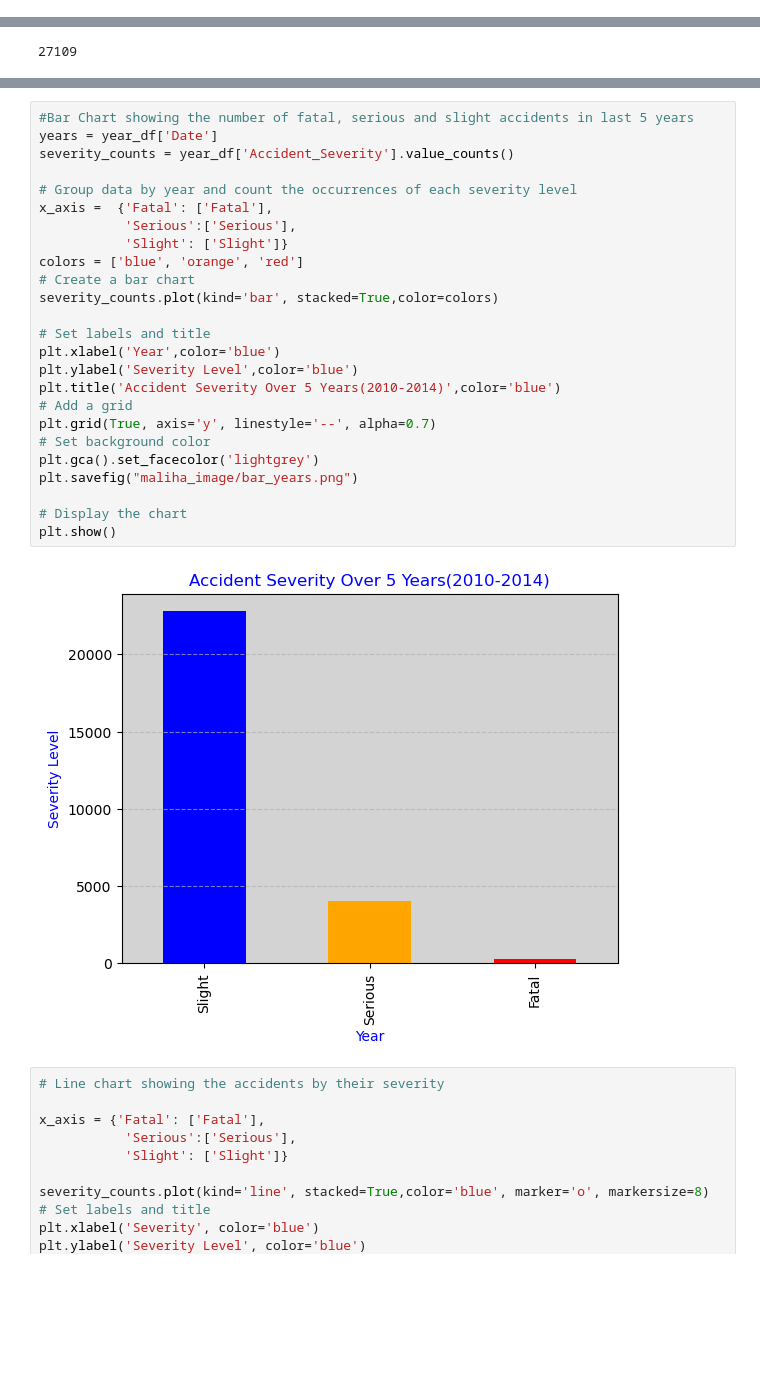
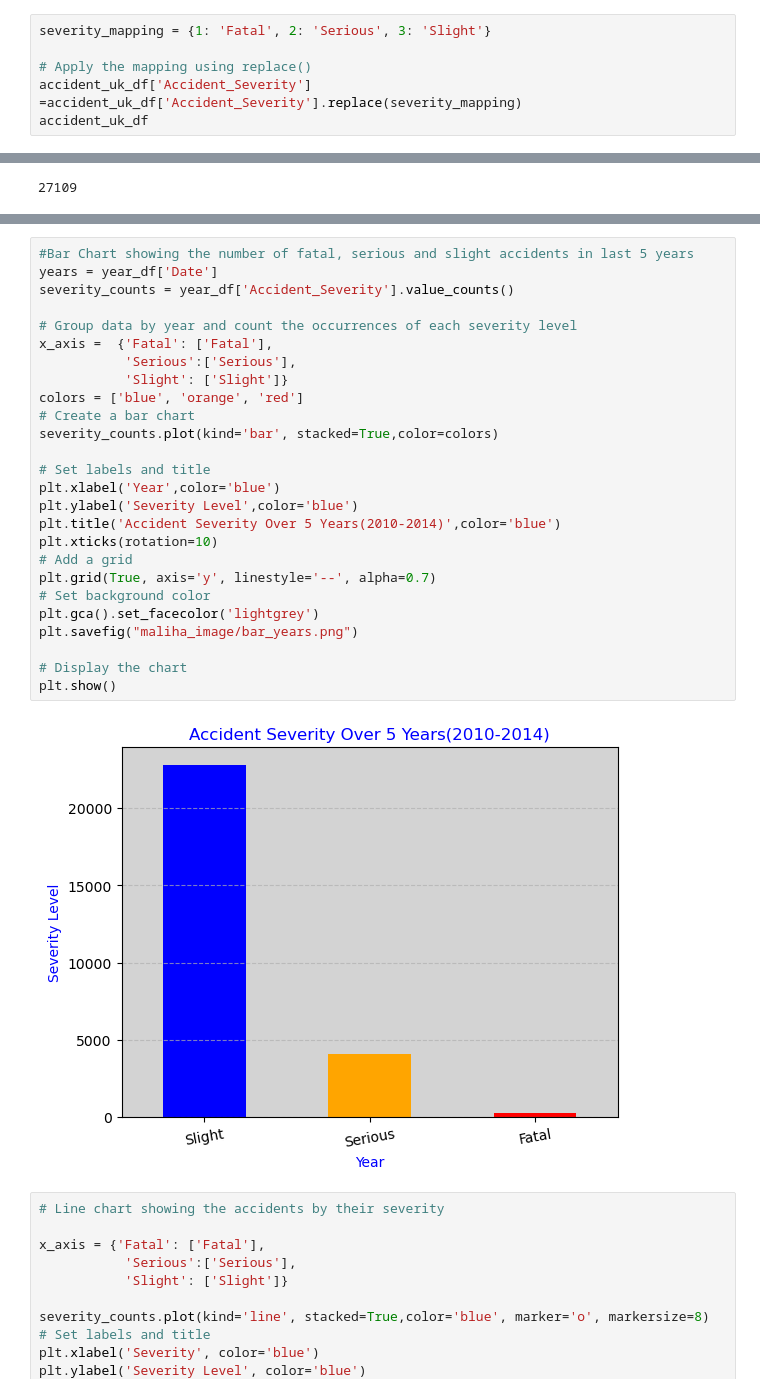
Before and after one commit to HabibR101/Project_1, a Jupyter notebook: maliha_notebook.ipynb, the cells around one changed output, grey strips where cells are left out. Cells and saved outputs as stored; diff of their text form; blank space fills up the shorter version.

```diff
--- a/maliha_notebook.ipynb
+++ b/maliha_notebook.ipynb
@@ -80,3 +79,9 @@ accident_uk_df
 | 68309 | 181835 | 201420Z500244 | -1.871192 | 52.509054 | 3 | 2 | ... |
 | 68310 | 181839 | 201420Z625594 | -1.879600 | 52.505556 | 3 | 2 | ... |
 68311 rows × 56 columns
+# %%
+severity_mapping = {1: 'Fatal', 2: 'Serious', 3: 'Slight'}
+
+# Apply the mapping using replace()
+accident_uk_df['Accident_Severity'] =accident_uk_df['Accident_Severity'].replace(severity_mapping)
+accident_uk_df
@@ -150,30 +234,31 @@ plt.show()
 # %%
 #Bar Chart showing the number of fatal, serious and slight accidents in last 5 years
 years = year_df['Date']
 severity_counts = year_df['Accident_Severity'].value_counts()
 
 # Group data by year and count the occurrences of each severity level
 x_axis =  {'Fatal': ['Fatal'],
            'Serious':['Serious'],
            'Slight': ['Slight']}
 colors = ['blue', 'orange', 'red']
 # Create a bar chart
 severity_counts.plot(kind='bar', stacked=True,color=colors)
 
 # Set labels and title
 plt.xlabel('Year',color='blue')
 plt.ylabel('Severity Level',color='blue')
 plt.title('Accident Severity Over 5 Years(2010-2014)',color='blue')
+plt.xticks(rotation=10)
 # Add a grid
 plt.grid(True, axis='y', linestyle='--', alpha=0.7)
 # Set background color
 plt.gca().set_facecolor('lightgrey')
 plt.savefig("maliha_image/bar_years.png")
 
 # Display the chart
 plt.show()
 # %% [output]
-[figure, old version]
+[figure, new version]
 # %%
 # Line chart showing the accidents by their severity
 
```
Also changed, not shown: parts of 15 cells of this notebook, 9 other files.
